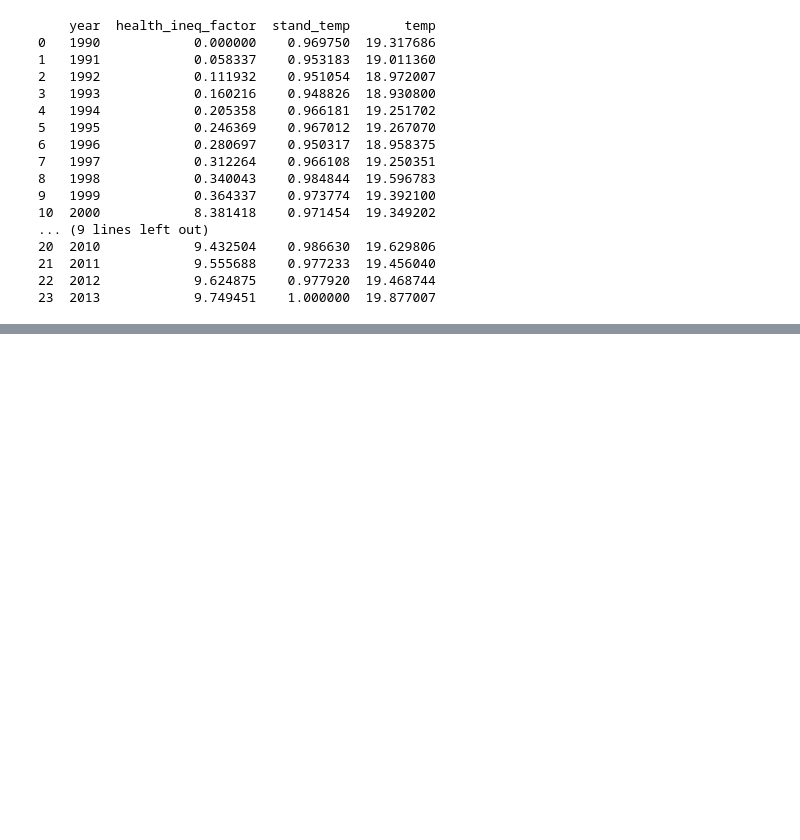
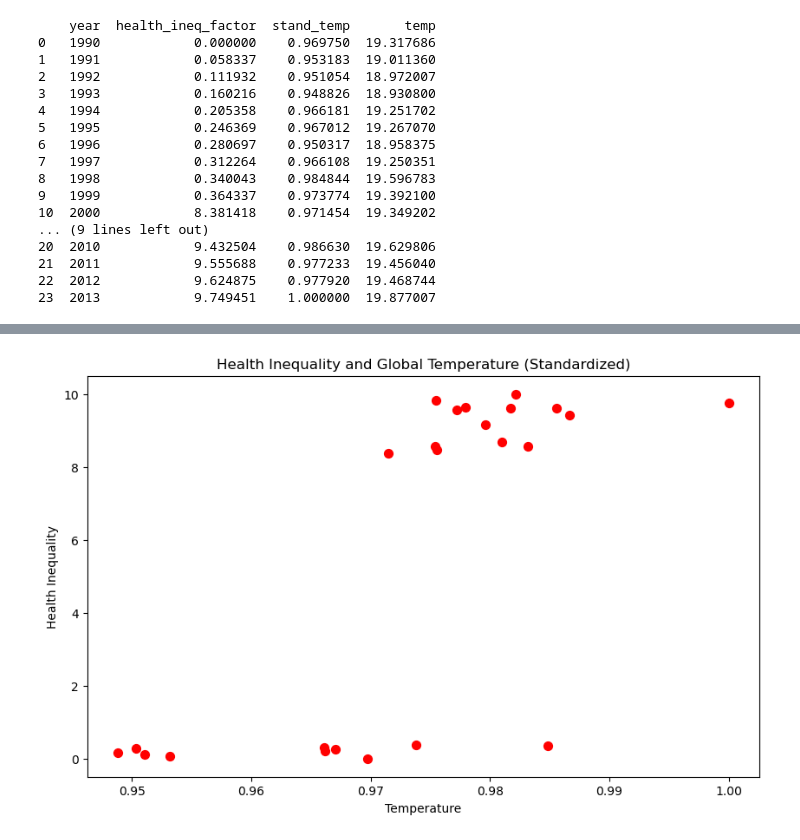
Before and after one commit to E-Eshbaugh/Global-Warming-Health-Inequality, a Jupyter notebook: CollectionProcessing.ipynb, the cells around one changed output, grey strips where cells are left out. Cells and saved outputs as stored; diff of their text form; code cells hidden in the pictures; blank space fills up the shorter version.

```diff
--- a/CollectionProcessing.ipynb
+++ b/CollectionProcessing.ipynb
@@ -176,0 +219,12 @@ print(df)
+# %%
+# Plot Inequality dependent on temperature
+m, b = np.polyfit(stand_temps, stand_factors, 1)
+
+plt.figure(figsize=(10, 6))
+plt.scatter(stand_temps, stand_factors, c='red', marker='o', s=50)
+plt.xlabel('Temperature')
+plt.ylabel('Health Inequality')
+plt.title('Health Inequality and Global Temperature (Standardized)')
+plt.show()
+# %% [output]
+[figure, added]
```
Also changed, not shown: parts of 6 cells of this notebook.
